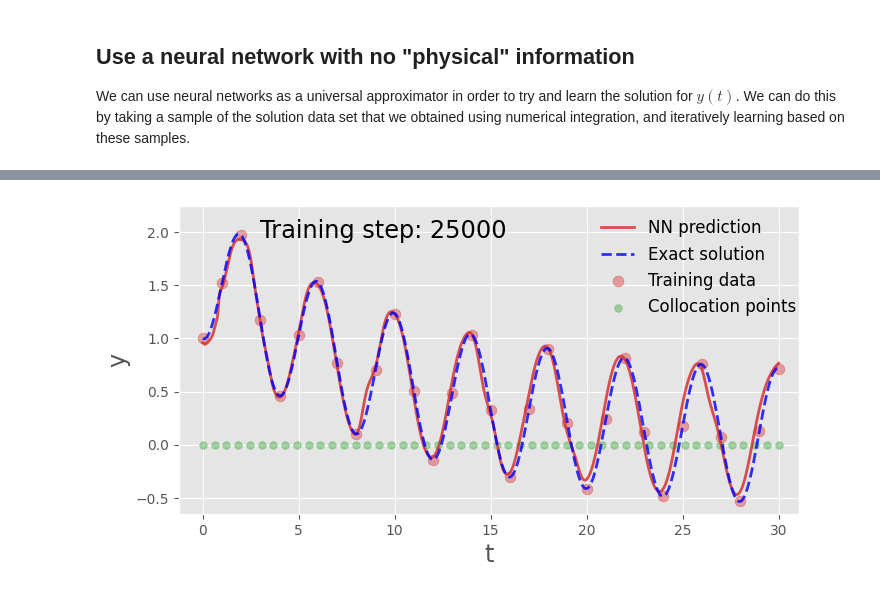
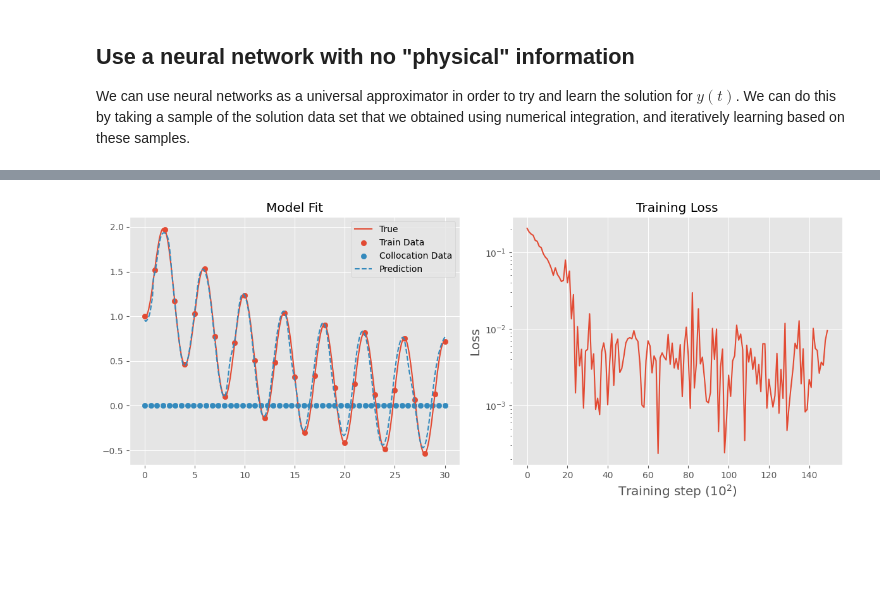
Before and after one commit to jackbmontgomery/jackbmontgomery.com, a Jupyter notebook: notebooks/solving-odes-with-neural-networks.ipynb, the cells around one changed output, grey strips where cells are left out. Saved outputs shown, nothing was run; the diff lists cells and outputs as text; code cells hidden in the pictures; blank space fills up the shorter version.

Commit message:
pinn post done

```diff
--- a/notebooks/solving-odes-with-neural-networks.ipynb
+++ b/notebooks/solving-odes-with-neural-networks.ipynb
@@ -253,35 +233,52 @@ def train_pinn(lr, epochs, t_train, y_train, p_train):
         # Prediction Loss
         yh = model(t_train)
         pred_loss = torch.mean((yh - y_train) ** 2)
 
         yhp = model(p_train)
         dx = torch.autograd.grad(yhp, p_train, torch.ones_like(yhp), create_graph=True)[
             0
         ]
 
         cal_F = dx + 0.1 * yhp - torch.sin(torch.pi * p_train / 2)
         physics_loss = (6e-2) * (torch.mean(cal_F**2))
 
         loss = pred_loss + physics_loss
 
         optimiser.zero_grad()
         loss.backward()
         optimiser.step()
 
         if (i+1) % 100 == 0:
             loss_history.append(loss.detach())
             physics_loss_history.append(physics_loss.detach())
 
     with torch.no_grad():
         yh = model(t_values)
-        xp = p_train.detach()
-        plot_result(t_values, y_values, t_train, y_train, yh, xp)
 
-
+    return yh, loss_history, physics_loss_history
 
 
 p_train = torch.linspace(0, 30, 50).unsqueeze(1).requires_grad_(True)
+p_train_zeros = torch.zeros_like(p_train).detach()
 
-train_pinn(3e-2, 15000, t_train, y_train, p_train)
+yh, loss_history, physics_loss_history = train_pinn(3e-2, 15000, t_train, y_train, p_train)
+
+fig, axs = plt.subplots(1, 2, figsize=(12, 5))
+
+axs[0].plot(t_values, y_values, label="True")
+axs[0].scatter(t_train, y_train, label="Train Data")
+axs[0].scatter(p_train.detach(), p_train_zeros, label="Collocation Data")
+axs[0].plot(t_values, yh, label="Prediction", linestyle="--")
+axs[0].set_title("Model Fit")
+axs[0].legend()
+
+axs[1].plot(loss_history)
+axs[1].set_xlabel("Training step ($10^2$)", fontsize="x-large")
+axs[1].set_ylabel("Loss", fontsize="x-large")
+axs[1].set_yscale("log")
+axs[1].set_title("Training Loss")
+
+plt.tight_layout()
+plt.show()
 # %% [output]
-[figure, old version]
+[figure, new version]
```
Also changed, not shown: parts of 14 cells of this notebook, 41 other files.
